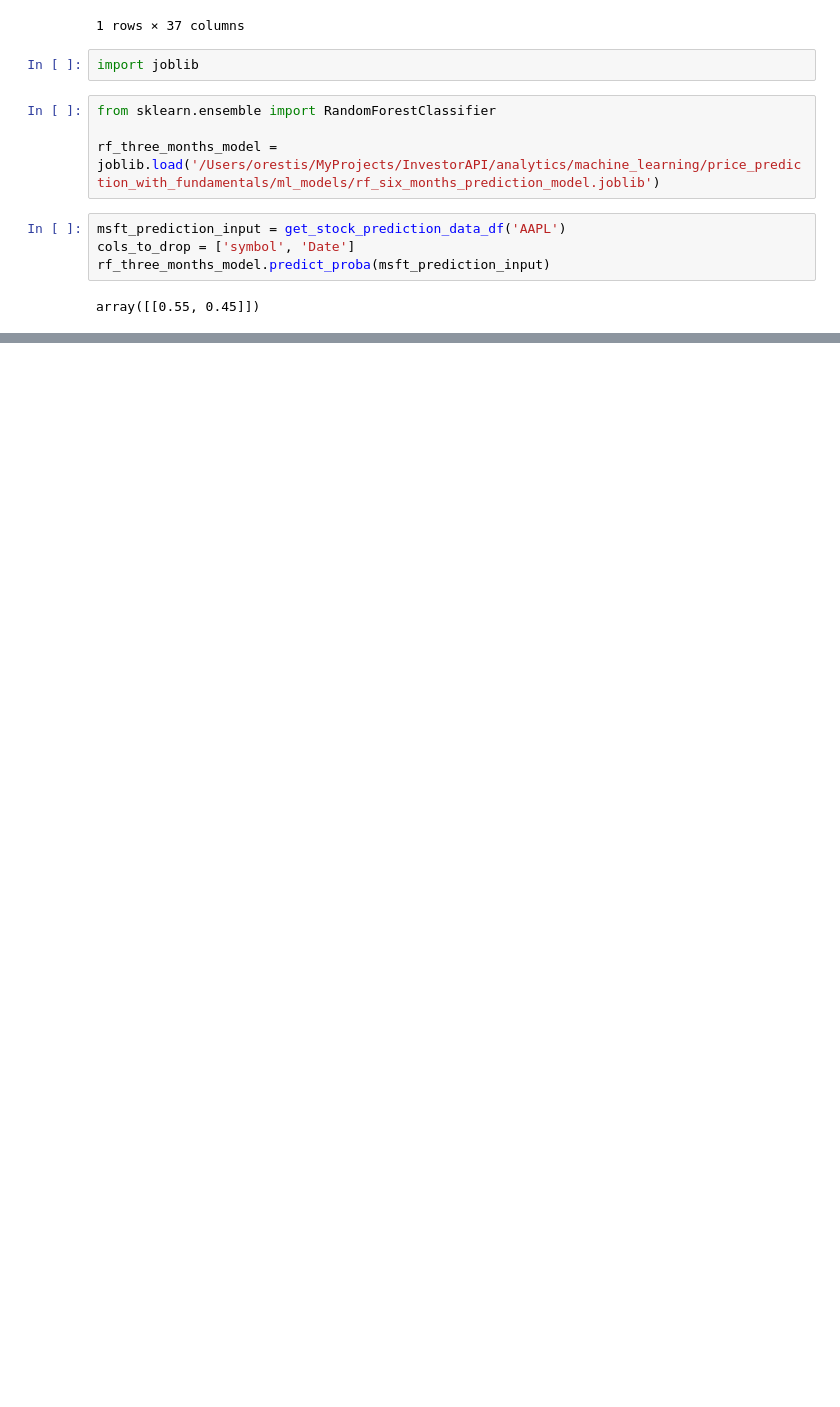
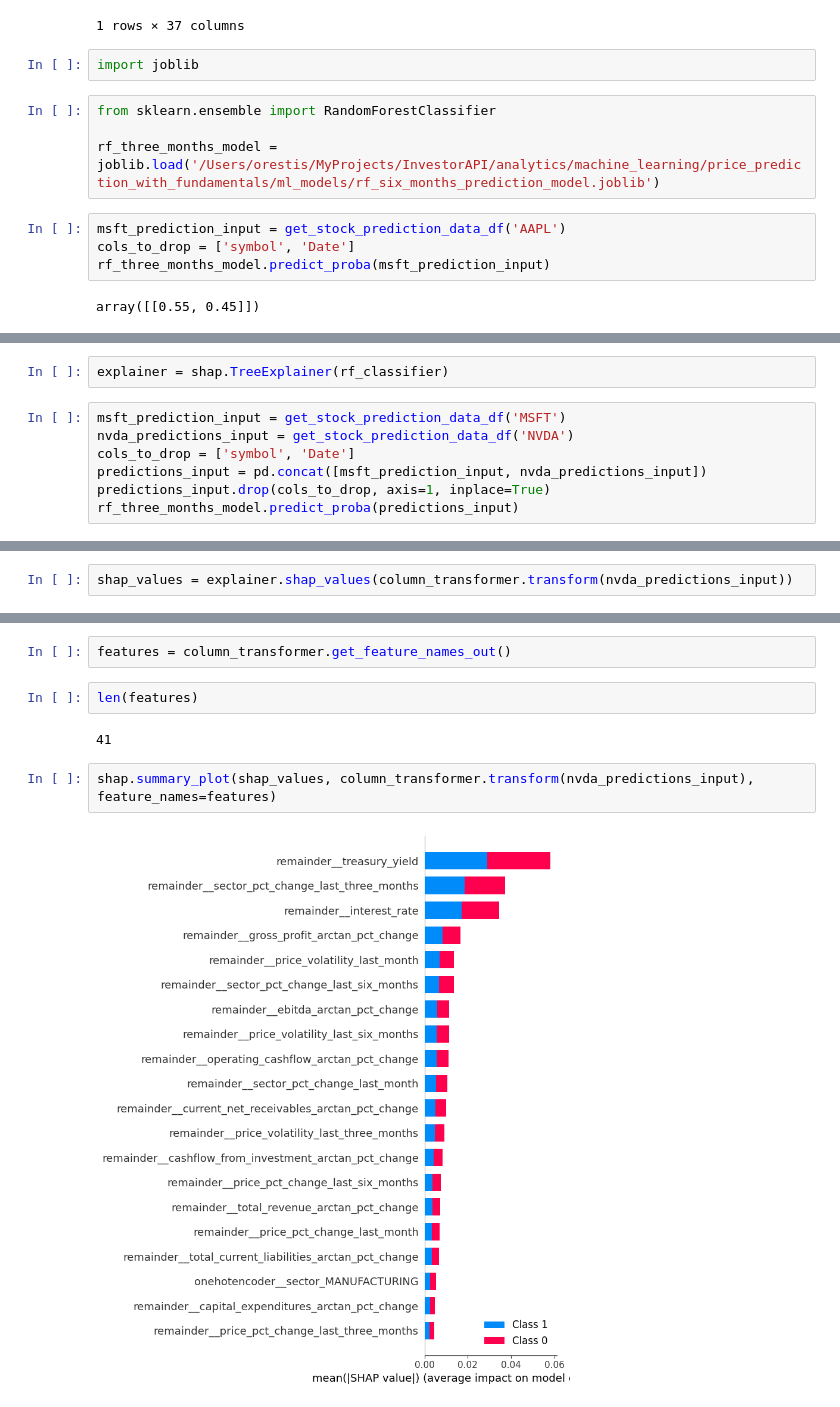
Before and after one commit to OrestisStefanou/InvestorAPI, a Jupyter notebook: Untitled.ipynb, the cells around one changed output, grey strips where cells are left out. Cells and saved outputs as stored; diff of their text form; blank space fills up the shorter version.

Commit message:
Experimenting with shap values

```diff
--- a/Untitled.ipynb
+++ b/Untitled.ipynb
@@ -423,0 +448,9 @@ array([[0.55, 0.45]])
+# %%
+explainer = shap.TreeExplainer(rf_classifier)
+# %%
+msft_prediction_input = get_stock_prediction_data_df('MSFT')
+nvda_predictions_input = get_stock_prediction_data_df('NVDA')
+cols_to_drop = ['symbol', 'Date']
+predictions_input = pd.concat([msft_prediction_input, nvda_predictions_input])
+predictions_input.drop(cols_to_drop, axis=1, inplace=True)
+rf_three_months_model.predict_proba(predictions_input)
@@ -423,0 +467,2 @@ array([[0.55, 0.45]])
+# %%
+shap_values = explainer.shap_values(column_transformer.transform(nvda_predictions_input))
@@ -423,0 +489,10 @@ array([[0.55, 0.45]])
+# %%
+features = column_transformer.get_feature_names_out()
+# %%
+len(features)
+# %% [output]
+41
+# %%
+shap.summary_plot(shap_values, column_transformer.transform(nvda_predictions_input), feature_names=features)
+# %% [output]
+[figure, added]
```
Also changed, not shown: parts of 9 cells of this notebook, 1 other file.
